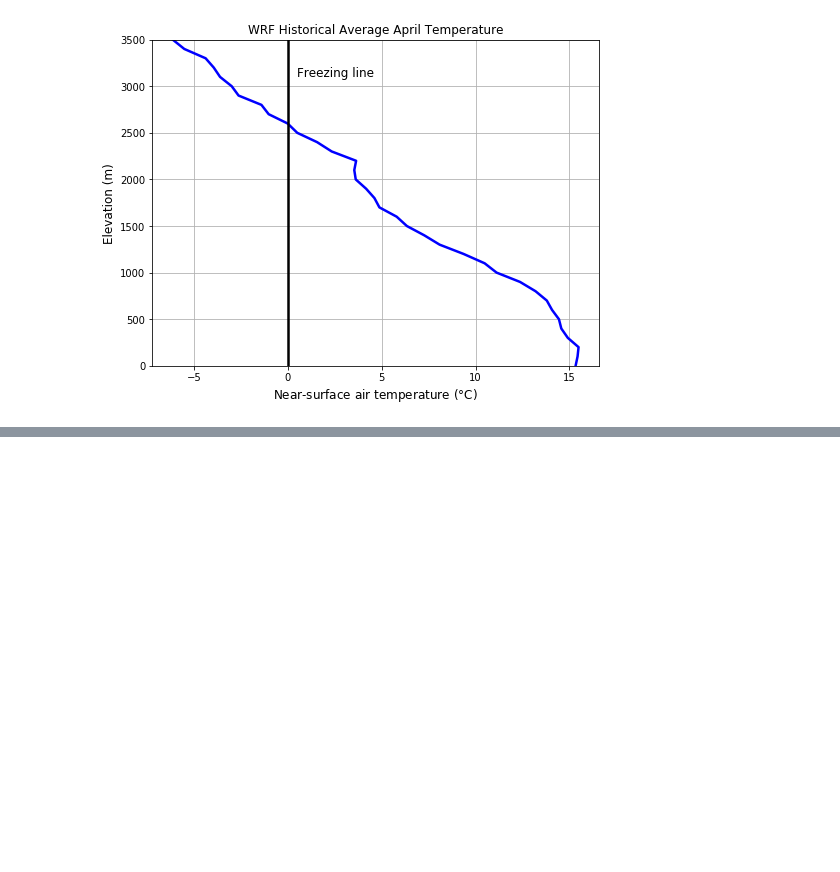
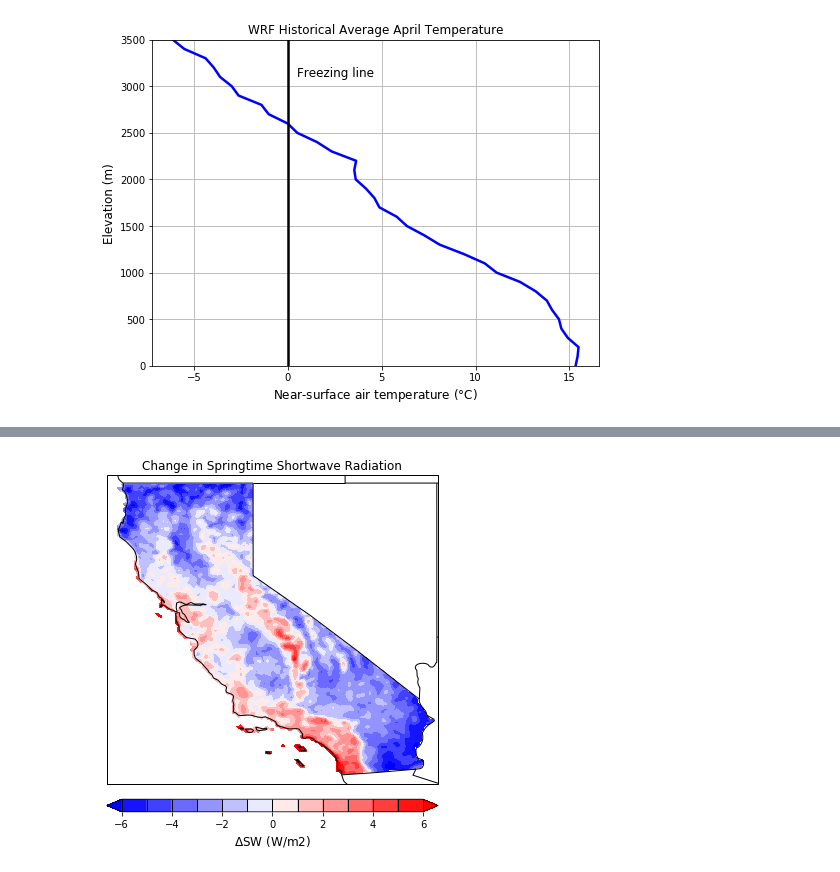
Before and after one commit to neil-berg/doe-downscaling, a Jupyter notebook: paper-figures.ipynb, the cells around one changed output, grey strips where cells are left out. Cells and saved outputs as stored; diff of their text form; code cells hidden in the pictures; blank space fills up the shorter version.

```diff
--- a/paper-figures.ipynb
+++ b/paper-figures.ipynb
@@ -1090,0 +1095,48 @@ plt.savefig('/Users/nberg/projects/doe/figures/FigureS2.jpeg', dpi=300, bbox_inc
+# %%
+inv_dir = '/Users/nberg/projects/doe/data/invariant/'
+data_dir = '/Users/nberg/projects/doe/data/processed/'
+dest_dir = '/Users/nberg/projects/doe/figures/'
+
+# # Same grid CA mask
+mask_nc = netCDF4.Dataset(inv_dir+'same_grid_CA_mask.nc')
+ca_mask = mask_nc.variables['landmask'][:,:]
+mask_nc.close()
+
+# Regridded WRF d02 SWDOWN (same resolution as LOCA-WRF and LOCA-Livneh)
+wrf_nc = netCDF4.Dataset(data_dir+'wrfpost_d02_change_MAM_SWDOWN_same_grid.nc')
+wrf_sw = wrf_nc.variables['SWDOWN'][0,:,:]
+wrf_lat = wrf_nc.variables['lat'][:]
+wrf_lon = wrf_nc.variables['lon'][:]
+wrf_nc.close()
+
+# Retain only CA grid cells
+wrf_sw_ca = np.ma.masked_where(ca_mask == 0, wrf_sw)
+
+# Map
+plot_ticks = np.linspace(-6,6,13)
+
+fig = plt.figure(figsize=(5,5))
+ax = fig.add_subplot(1, 1, 1, projection=ccrs.PlateCarree())
+ax.coastlines('50m')
+ax.set_title('Change in Springtime Shortwave Radiation', fontsize=12)
+ax.add_feature(states_provinces, edgecolor='black')
+ax.add_feature(cfeature.BORDERS)
+ax.set_extent([235.25,246,32.25,42.25])
+plot = ax.contourf(wrf_lon, wrf_lat, wrf_sw_ca, plot_ticks,
+                     transform=ccrs.PlateCarree(), cmap='bwr', extend='both')
+
+fig.tight_layout()
+
+# Obtain axes coordinates for each subplot for colorbar positioning
+ax_pos = ax.get_position() # details on ax1_pos.x0, .y0, .x1, .y1, .height .width
+
+# Colorbar for all panels
+cbar_height = 0.035
+cbar_ax = fig.add_axes([ax_pos.x0, ax_pos.y0-0.05, ax_pos.x1-ax_pos.x0, cbar_height]) # bottom left corner x,y, and width, height
+cbar = plt.colorbar(plot, cax=cbar_ax, orientation='horizontal', drawedges=True, extend='both')
+cbar.dividers.set_edgecolor('black')
+cbar.dividers.set_linewidth(1)
+cbar.set_label('$\Delta$SW (W/m2)', fontsize=12)
+plt.savefig('/Users/nberg/projects/doe/figures/FigureS3.jpeg', dpi=300, bbox_inches='tight')
+# %% [output]
+[figure, added]
```
Also changed, not shown: parts of 1 cell of this notebook.
